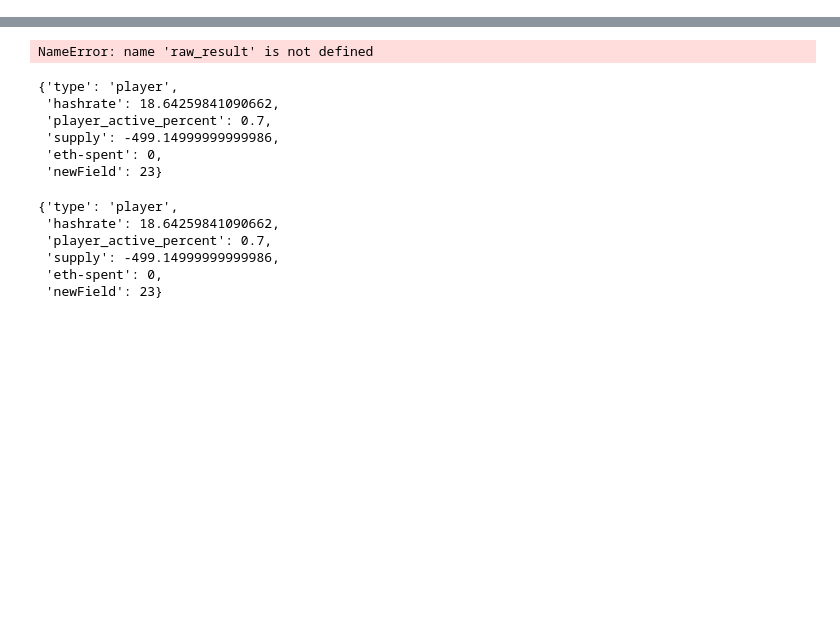
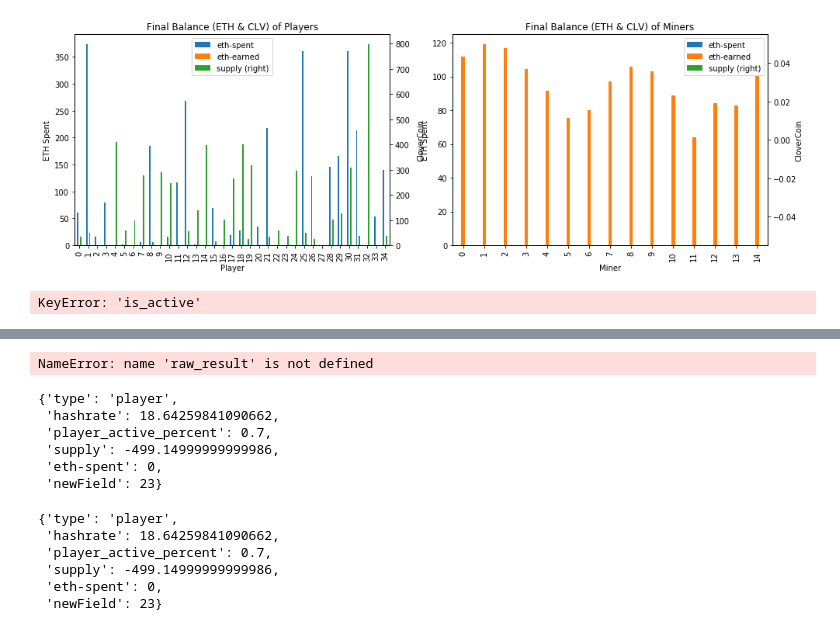
Before and after one commit to clovers-network/clovers-cadCAD, a Jupyter notebook: src/Clovers.network.ipynb, the cells around one changed output, grey strips where cells are left out. Drawn from its saved outputs; the diff is of its cells as text; code cells hidden in the pictures; blank space fills up the shorter version.

```diff
--- a/src/Clovers.network.ipynb
+++ b/src/Clovers.network.ipynb
@@ -227,0 +250,51 @@ else:
+# %%
+final_state = raw_result[-1]['s']
+g = final_state['network']
+miners = utils.get_nodes_by_type(g, 'miner')
+players = utils.get_nodes_by_type(g, 'player')
+
+g.nodes[miners[0]]
+
+cols_to_graph = ['eth-spent', 'eth-earned', 'supply']
+
+fig = plt.figure(figsize=(16,(row_height*num_runs)))
+axs = fig.subplots(num_runs, 2)
+
+for row_idx in range(0,num_runs):
+
+    plot_data = [
+        {
+            "nodes": players,
+            "title": "Final Balance (ETH & CLV) of Players",
+            "x_label": "Player",
+            "axis": (axs[0] if num_runs == 1 else axs[row_idx,0])
+        },
+        {
+            "nodes": miners,
+            "title": "Final Balance (ETH & CLV) of Miners",
+            "x_label": "Miner",
+            "axis": (axs[1] if num_runs == 1 else axs[row_idx,1])
+        }
+    ]
+
+    for plot in plot_data:
+        pdf = pd.DataFrame([g.nodes[player] for player in plot['nodes']])
+        pdf[['eth-spent', 'eth-earned', 'supply']].plot(kind='bar', ax=plot['axis'], secondary_y='supply')
+        plot['axis'].set(xlabel=plot['x_label'], ylabel='ETH Spent', title=plot['title'])
+        ax_2y = plot['axis'].twinx()
+        ax_2y.set_ylabel("CloverCoin", labelpad=35)
+        ax_2y.set_yticks([])
+# %% [output]
+[figure, added]
+# %%
+players = utils.get_nodes_by_type(raw_result[1]['s']['network'], 'player')
+
+affinities = np.empty((len(players), num_timesteps))
+substeps = 2
+
+for i_ind in players:
+    for j_ind in range(num_timesteps):
+        g = raw_result[j_ind*substeps]['s']['network']
+        affinities[i_ind][j_ind] = 1 if g.nodes(i_ind)['is_active'] else 0
+# %% [output]
+KeyError: 'is_active'
```
Also changed, not shown: parts of 18 cells of this notebook, 5 other files.
